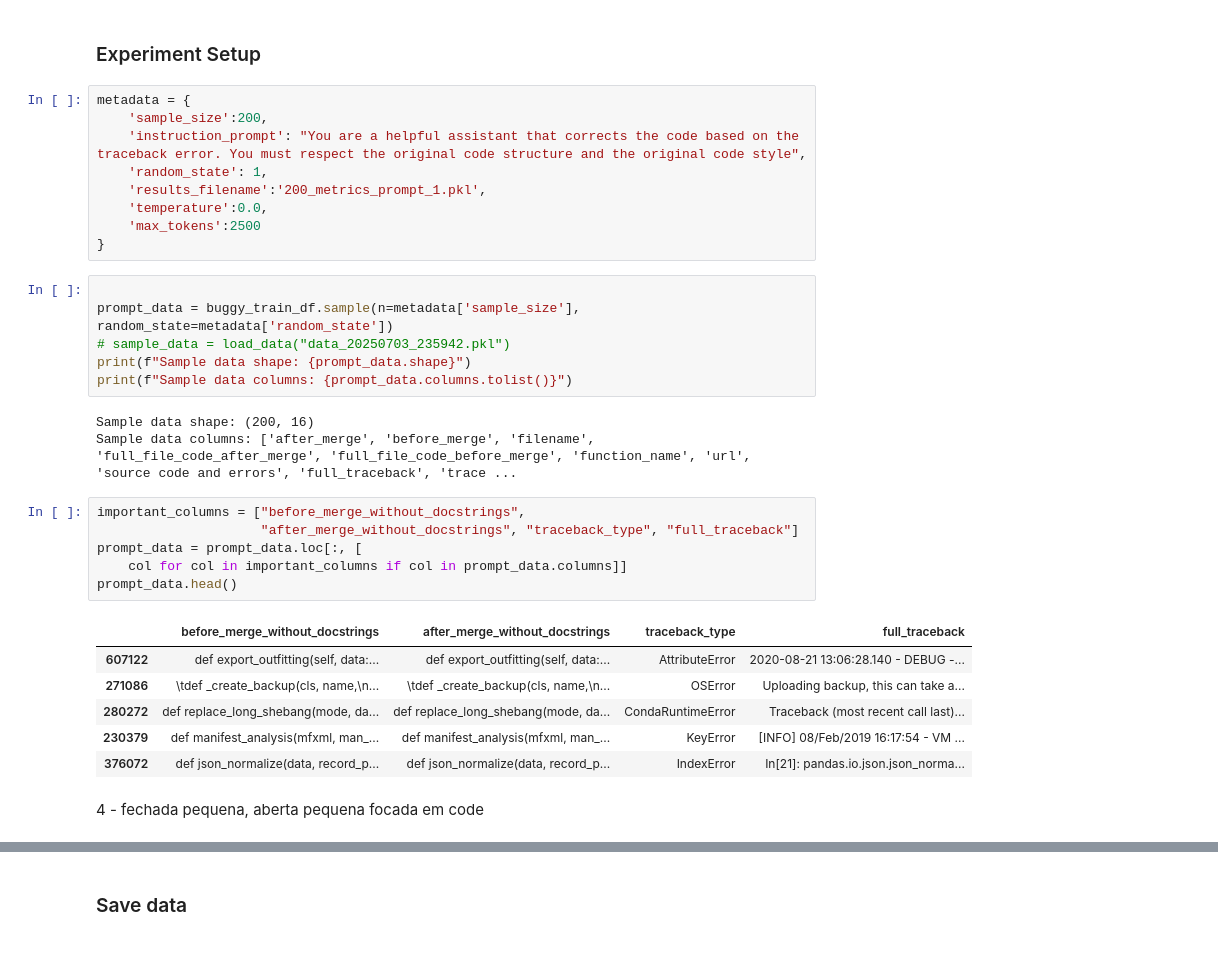
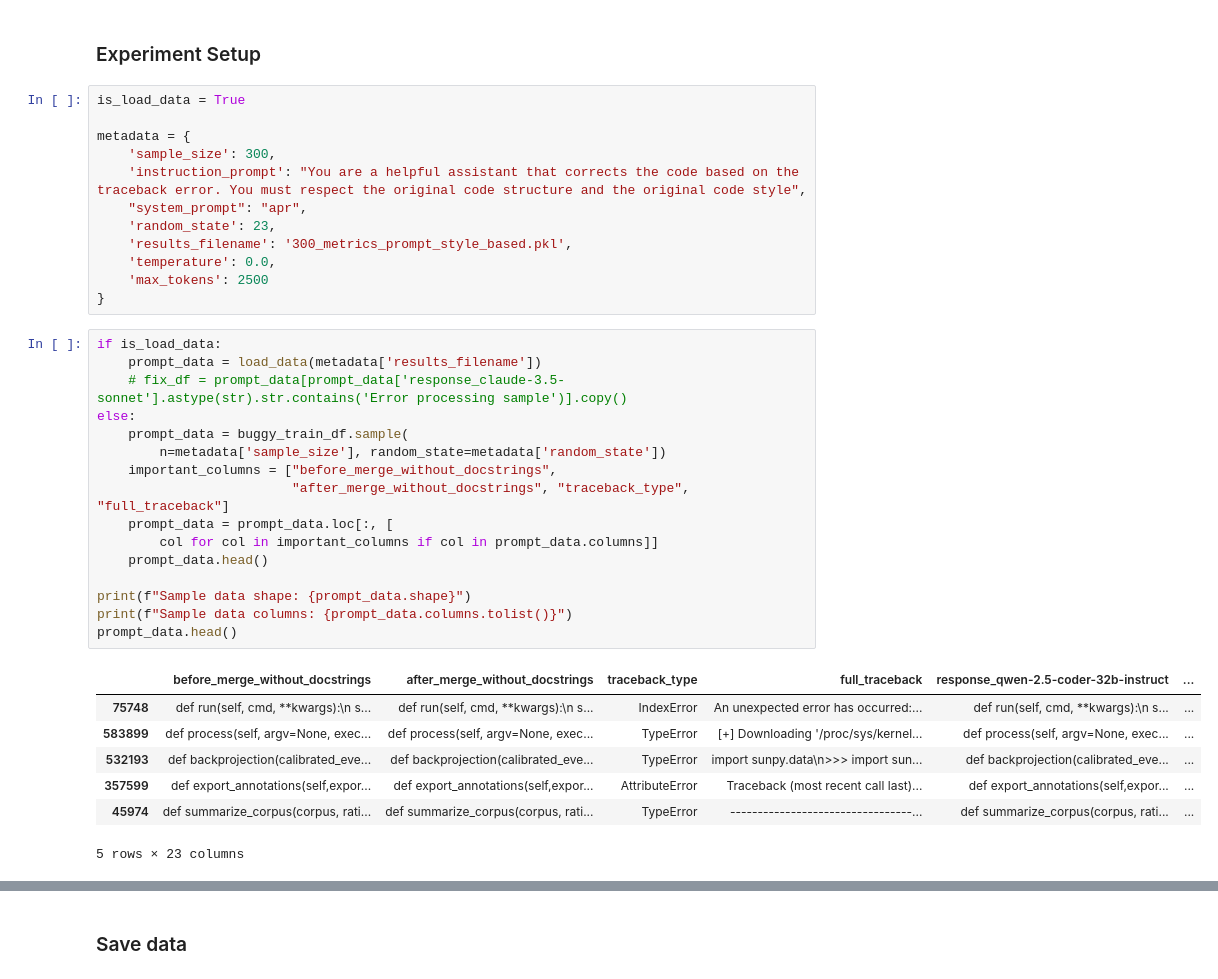
Before and after one commit to FernandoZanchitta/BugDetectiveAI, a Jupyter notebook: Bugdetectiveai/scr/notebooks/create_experiment.ipynb, the cells around one changed output, grey strips where cells are left out. Cells and saved outputs as stored; diff of their text form; blank space fills up the shorter version.

```diff
--- a/Bugdetectiveai/scr/notebooks/create_experiment.ipynb
+++ b/Bugdetectiveai/scr/notebooks/create_experiment.ipynb
@@ -21,36 +19,39 @@ buggy_train_df = load_buggy_dataset('train')
 # %% [markdown]
 ### Experiment Setup
 # %%
+is_load_data = True
+
 metadata = {
-    'sample_size':200,
+    'sample_size': 300,
     'instruction_prompt': "You are a helpful assistant that corrects the code based on the traceback error. You must respect the original code structure and the original code style",
-    'random_state': 1,
-    'results_filename':'200_metrics_prompt_1.pkl',
-    'temperature':0.0,
-    'max_tokens':2500
+    "system_prompt": "apr",
+    'random_state': 23,
+    'results_filename': '300_metrics_prompt_style_based.pkl',
+    'temperature': 0.0,
+    'max_tokens': 2500
 }
 # %%
+if is_load_data:
+    prompt_data = load_data(metadata['results_filename'])
+    # fix_df = prompt_data[prompt_data['response_claude-3.5-sonnet'].astype(str).str.contains('Error processing sample')].copy()
+else:
+    prompt_data = buggy_train_df.sample(
+        n=metadata['sample_size'], random_state=metadata['random_state'])
+    important_columns = ["before_merge_without_docstrings",
+                         "after_merge_without_docstrings", "traceback_type", "full_traceback"]
+    prompt_data = prompt_data.loc[:, [
+        col for col in important_columns if col in prompt_data.columns]]
+    prompt_data.head()
 
-prompt_data = buggy_train_df.sample(n=metadata['sample_size'], random_state=metadata['random_state'])
-# sample_data = load_data("data_20250703_235942.pkl")
 print(f"Sample data shape: {prompt_data.shape}")
 print(f"Sample data columns: {prompt_data.columns.tolist()}")
+prompt_data.head()
 # %% [output]
+|  | before_merge_without_docstrings | after_merge_without_docstrings | traceback_type | full_traceback | response_qwen-2.5-coder-32b-instruct | ... |
+| 75748 | def run(self, cmd, **kwargs):\n s... | def run(self, cmd, **kwargs):\n s... | IndexError | An unexpected error has occurred:... | def run(self, cmd, **kwargs):\n s... | ... |
+| 583899 | def process(self, argv=None, exec... | def process(self, argv=None, exec... | TypeError | [+] Downloading '/proc/sys/kernel... | def process(self, argv=None, exec... | ... |
+| 532193 | def backprojection(calibrated_eve... | def backprojection(calibrated_eve... | TypeError | import sunpy.data\n>>> import sun... | def backprojection(calibrated_eve... | ... |
+| 357599 | def export_annotations(self,expor... | def export_annotations(self,expor... | AttributeError | Traceback (most recent call last)... | def export_annotations(self,expor... | ... |
+| 45974 | def summarize_corpus(corpus, rati... | def summarize_corpus(corpus, rati... | TypeError | ---------------------------------... | def summarize_corpus(corpus, rati... | ... |
-Sample data shape: (200, 16)
-Sample data columns: ['after_merge', 'before_merge', 'filename', 'full_file_code_after_merge', 'full_file_code_before_merge', 'function_name', 'url', 'source code and errors', 'full_traceback', 'trace ...
+5 rows × 23 columns
-# %%
-important_columns = ["before_merge_without_docstrings",
-                     "after_merge_without_docstrings", "traceback_type", "full_traceback"]
-prompt_data = prompt_data.loc[:, [
-    col for col in important_columns if col in prompt_data.columns]]
-prompt_data.head()
-# %% [output]
-|  | before_merge_without_docstrings | after_merge_without_docstrings | traceback_type | full_traceback |
-| 607122 | def export_outfitting(self, data:... | def export_outfitting(self, data:... | AttributeError | 2020-08-21 13:06:28.140 - DEBUG -... |
-| 271086 | \tdef _create_backup(cls, name,\n... | \tdef _create_backup(cls, name,\n... | OSError | Uploading backup, this can take a... |
-| 280272 | def replace_long_shebang(mode, da... | def replace_long_shebang(mode, da... | CondaRuntimeError | Traceback (most recent call last)... |
-| 230379 | def manifest_analysis(mfxml, man_... | def manifest_analysis(mfxml, man_... | KeyError | [INFO] 08/Feb/2019 16:17:54 - VM ... |
-| 376072 | def json_normalize(data, record_p... | def json_normalize(data, record_p... | IndexError | In[21]: pandas.io.json.json_norma... |
-# %% [markdown]
-4 - fechada pequena, aberta pequena focada em code
 # %%
```
Also changed, not shown: parts of 30 cells of this notebook, 6 other files.
